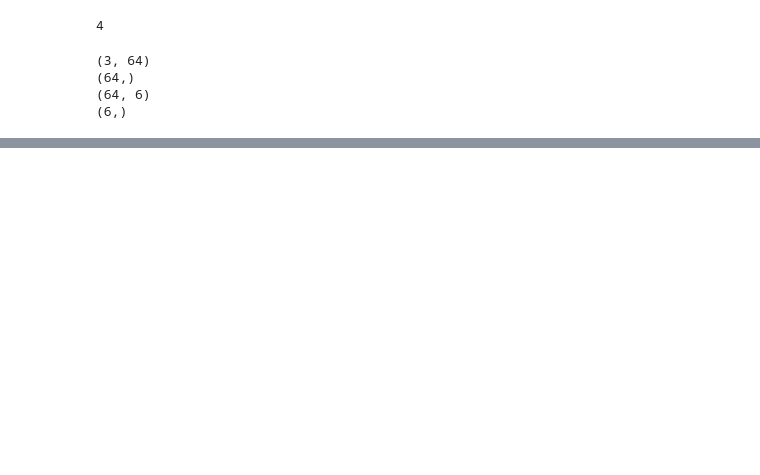
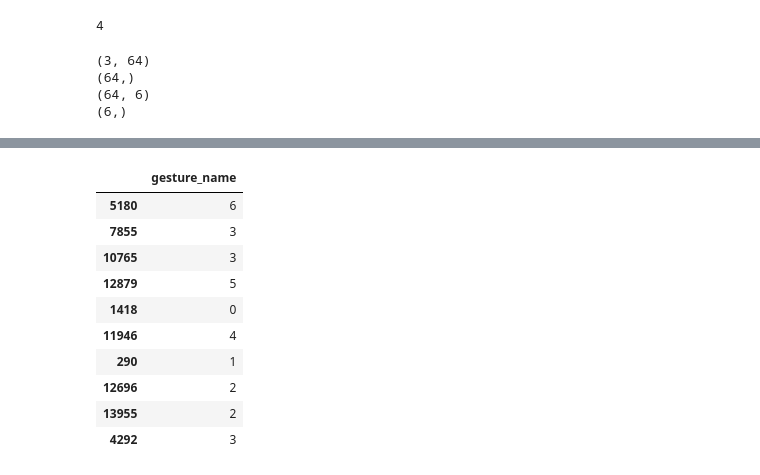
Before and after one commit to vidishsirdesai/projects_public, a Jupyter notebook: nn_based_dynamic_gesture_classifier/notebooks/model_building_dl.ipynb, the cells around one changed output, grey strips where cells are left out. Cells and saved outputs as stored; diff of their text form; code cells hidden in the pictures; blank space fills up the shorter version.

Commit message:
Dynamic Gesture Classifier

```diff
--- a/nn_based_dynamic_gesture_classifier/notebooks/model_building_dl.ipynb
+++ b/nn_based_dynamic_gesture_classifier/notebooks/model_building_dl.ipynb
@@ -186,0 +251,14 @@ for i in model.weights:
+# %%
+y_train.sample(10)
+# %% [output]
+|  | gesture_name |
+| 5180 | 6 |
+| 7855 | 3 |
+| 10765 | 3 |
+| 12879 | 5 |
+| 1418 | 0 |
+| 11946 | 4 |
+| 290 | 1 |
+| 12696 | 2 |
+| 13955 | 2 |
+| 4292 | 3 |
```
Also changed, not shown: parts of 13 cells of this notebook, 1 other file.
